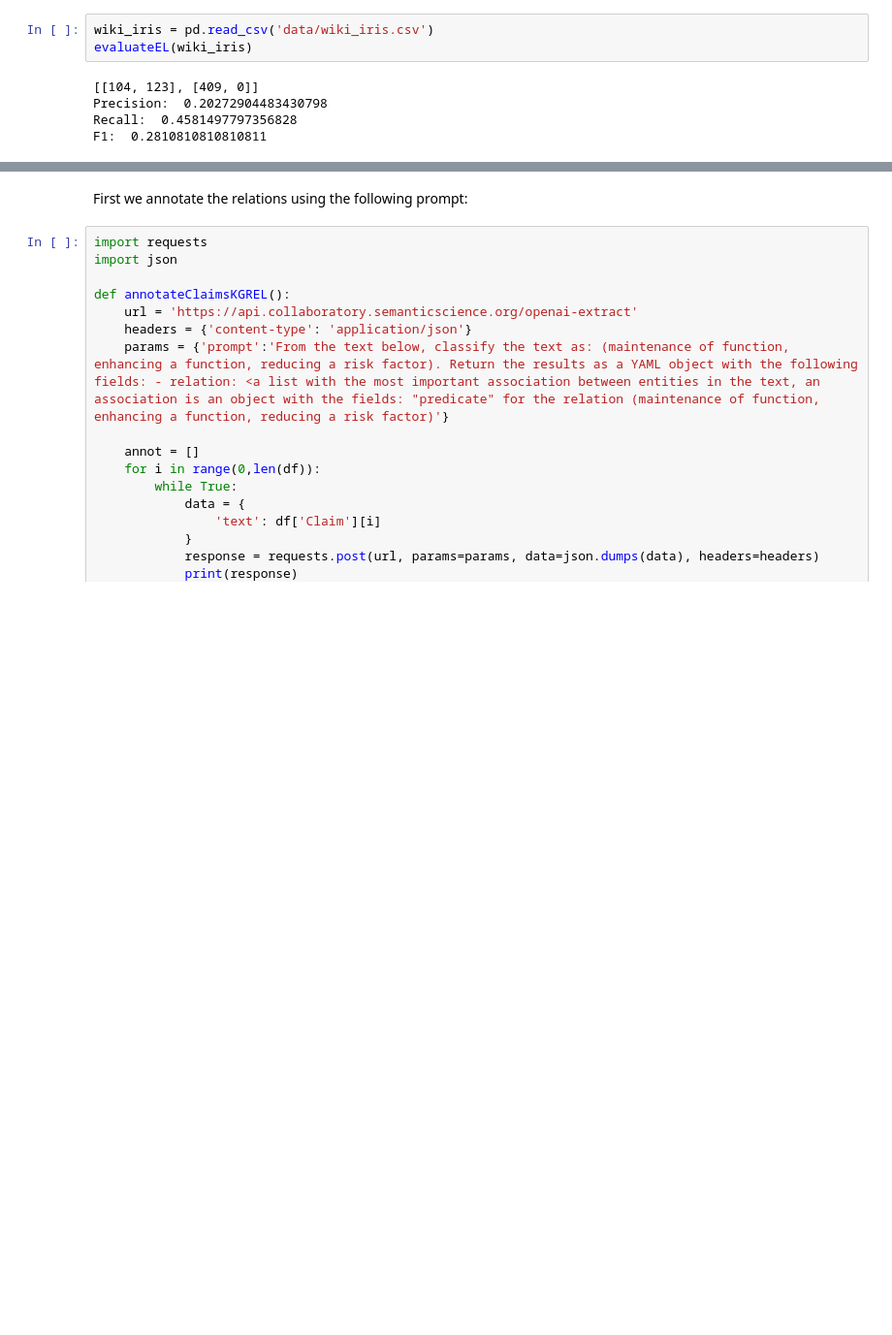
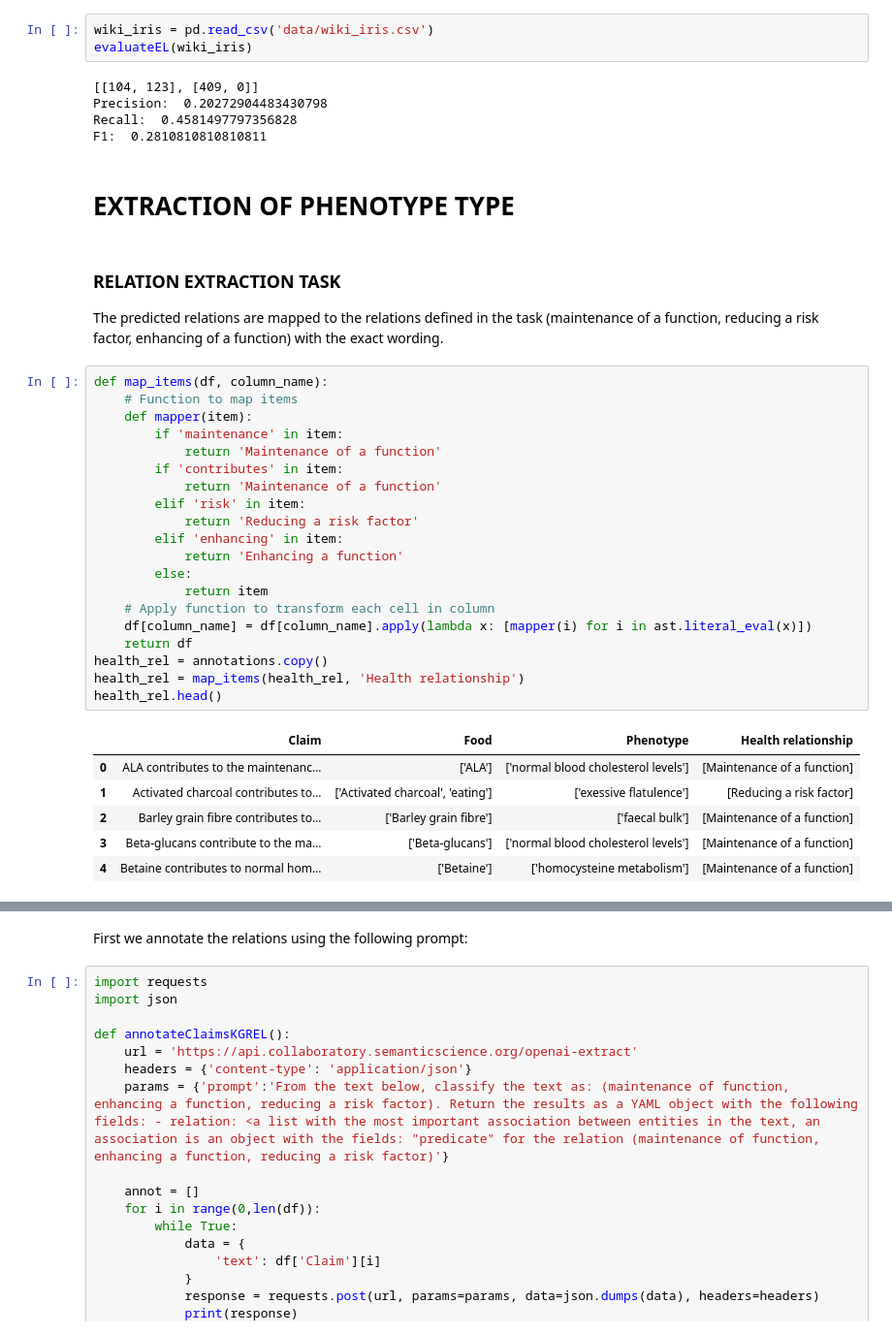
Before and after one commit to IgnacioCadarso/KG_construction_EFSA_HealthClaims, a Jupyter notebook: main.ipynb, the cells around one changed output, grey strips where cells are left out. Shown: that part at 97% size. Saved outputs shown, nothing was run; the diff lists cells and outputs as text; blank space fills up the shorter version.

Commit message:
changed evaluation of phenotype relations extraction

```diff
--- a/main.ipynb
+++ b/main.ipynb
@@ -283,3 +283,36 @@ evaluateEL(wiki_iris)
 Precision:  0.20272904483430798
 Recall:  0.4581497797356828
 F1:  0.2810810810810811
+# %% [markdown]
+# EXTRACTION OF PHENOTYPE TYPE
+# %% [markdown]
+### RELATION EXTRACTION TASK
+
+The predicted relations are mapped to the relations defined in the task (maintenance of a function, reducing a risk factor, enhancing of a function) with the exact wording.
+# %%
+def map_items(df, column_name):
+    # Function to map items
+    def mapper(item):
+        if 'maintenance' in item:
+            return 'Maintenance of a function'
+        if 'contributes' in item:
+            return 'Maintenance of a function'
+        elif 'risk' in item:
+            return 'Reducing a risk factor'
+        elif 'enhancing' in item:
+            return 'Enhancing a function'
+        else:
+            return item
+    # Apply function to transform each cell in column
+    df[column_name] = df[column_name].apply(lambda x: [mapper(i) for i in ast.literal_eval(x)])
+    return df
+health_rel = annotations.copy()
+health_rel = map_items(health_rel, 'Health relationship')
+health_rel.head()
+# %% [output]
+|  | Claim | Food | Phenotype | Health relationship |
+| 0 | ALA contributes to the maintenanc... | ['ALA'] | ['normal blood cholesterol levels'] | [Maintenance of a function] |
+| 1 | Activated charcoal contributes to... | ['Activated charcoal', 'eating'] | ['exessive flatulence'] | [Reducing a risk factor] |
+| 2 | Barley grain fibre contributes to... | ['Barley grain fibre'] | ['faecal bulk'] | [Maintenance of a function] |
+| 3 | Beta-glucans contribute to the ma... | ['Beta-glucans'] | ['normal blood cholesterol levels'] | [Maintenance of a function] |
+| 4 | Betaine contributes to normal hom... | ['Betaine'] | ['homocysteine metabolism'] | [Maintenance of a function] |
```
Also changed, not shown: parts of 6 cells of this notebook, 1 other file.
